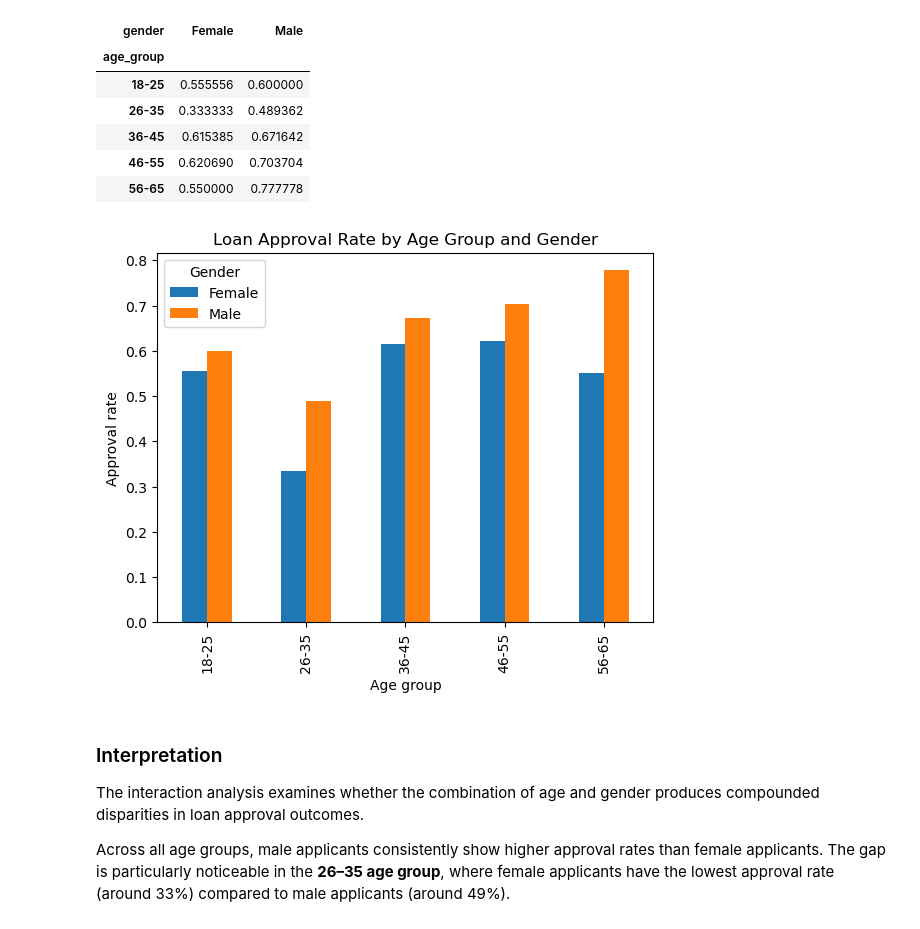
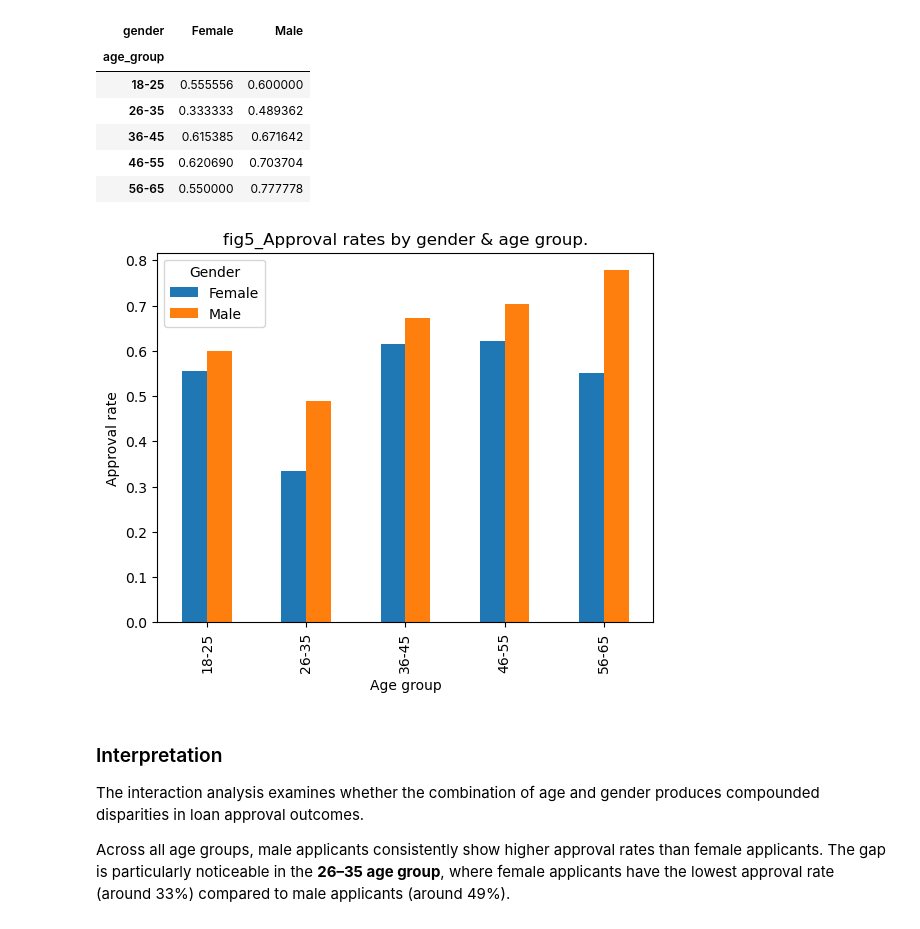
Before and after one commit to JonasKnosp/dego-project-team11-TXC, a Jupyter notebook: notebooks/02-bias-analysis.ipynb, the cells around one changed output. Saved outputs shown, nothing was run; the diff lists cells and outputs as text; code cells hidden in the pictures.

```diff
--- a/notebooks/02-bias-analysis.ipynb
+++ b/notebooks/02-bias-analysis.ipynb
@@ -294,14 +294,14 @@ age_gender_approval
 # %%
 age_gender_approval.plot(kind='bar')
 
 plt.ylabel("Approval rate")
-plt.title("Loan Approval Rate by Age Group and Gender")
+plt.title("fig5_Approval rates by gender & age group.")
 plt.xlabel("Age group")
 
 plt.legend(title="Gender")
 plt.show()
 # %% [output]
-[figure, old version]
+[figure, new version]
 # %% [markdown]
 ### Interpretation
 
```
Also changed, not shown: parts of 2 cells of this notebook, 1 other file.
